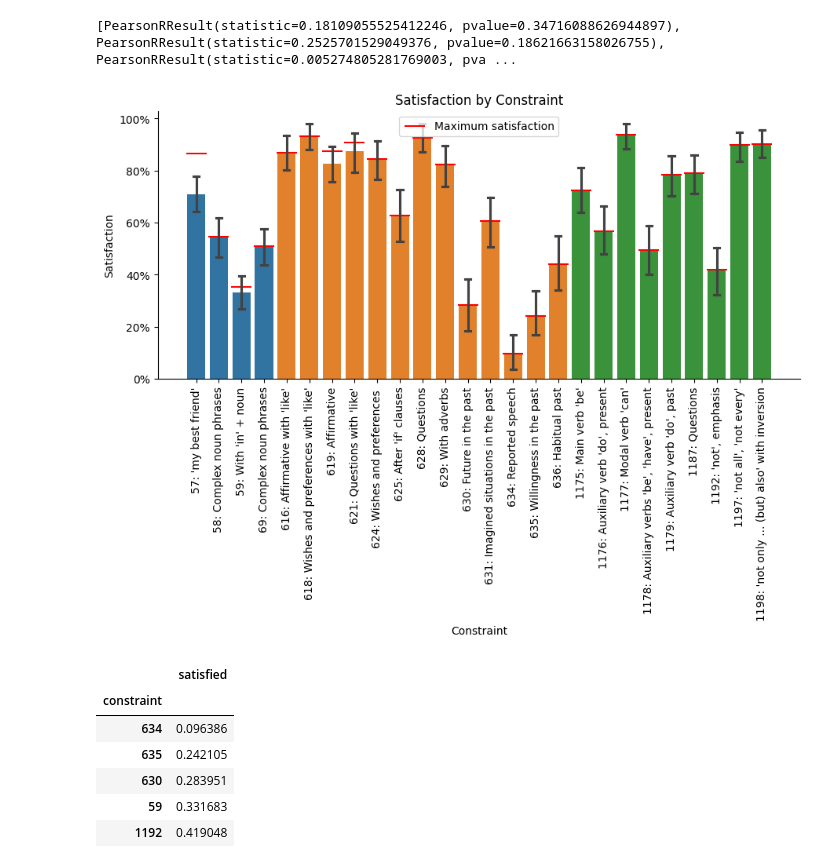
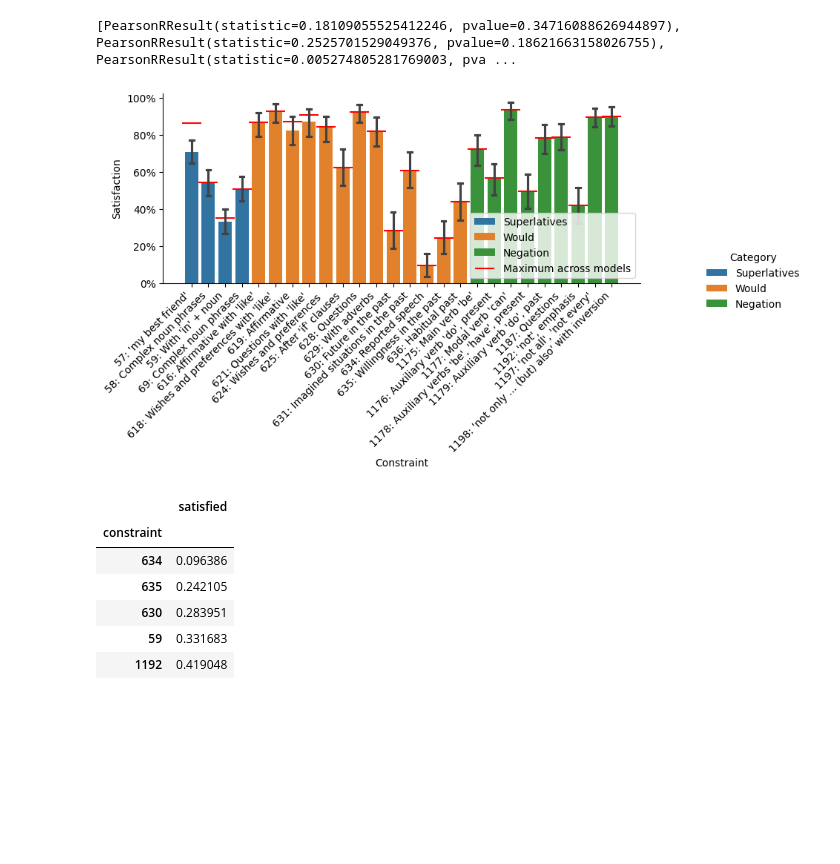
Before and after one commit to shivster2000/grammarctg, a Jupyter notebook: experiments/016_tasks_results.ipynb, the cells around one changed output. Cells and saved outputs as stored; diff of their text form; code cells hidden in the pictures; blank space fills up the shorter version.

```diff
--- a/experiments/016_tasks_results.ipynb
+++ b/experiments/016_tasks_results.ipynb
@@ -175,6 +175,7 @@ plot_sat(res)
 # %% [markdown]
 Pick a random test case and print answers from all models
 # %%
+models = list(res.model.unique())
 case = res.loc[random.randint(0, max(res.index))]
 print("=== DIALOG ===")
 print(format_context(case.iloc[0]['context']))
@@ -403,21 +428,21 @@ def describe(x):
     x.set_text(str(skill['#']) + ": " + skill['guideword'][skill['guideword'].index(':')+2:].capitalize())
     return x
 # %%
-g=sns.catplot(singles, kind="bar", x="constraint", y='satisfied', hue="Category", dodge=False, errorbar="ci", capsize=.25, legend=False)
-g.fig.set_size_inches(10,4)
-g.ax.set_title("Satisfaction by Constraint")
+g=sns.catplot(singles, kind="bar", x="constraint", y='satisfied', hue="Category", dodge=False, errorbar="ci", capsize=.25, legend=True)
+g.fig.set_size_inches(10,3)
+#g.ax.set_title("Satisfaction by Constraint")
 g.ax.set_ylabel("Satisfaction")
 g.ax.set_yticklabels(['{:.0%}'.format(y) for y in g.ax.get_yticks()])
 g.ax.set_xlabel("Constraint")
-g.ax.set_xticklabels([describe(label) for label in g.ax.get_xticklabels()], rotation=90)
+g.ax.set_xticklabels([describe(label) for label in g.ax.get_xticklabels()], rotation=45, ha='right')
 
 ax = g.facet_axis(0, 0)
-ax.scatter(max_satisfaction.index, max_satisfaction['satisfied'], color='red', marker='_', s=350, label="Maximum satisfaction")
+ax.scatter(max_satisfaction.index, max_satisfaction['satisfied'], color='red', marker='_', s=350, label="Maximum across models")
 ax.legend()
 g.savefig("../results/constraint_difficulty.pdf")
 plt.show()
 # %% [output]
-[figure, old version]
+[figure, new version]
 # %%
 singles.groupby("constraint").agg({"satisfied": "mean"}).sort_values("satisfied")
 # %% [output]
```
Also changed, not shown: parts of 12 cells of this notebook, 13 other files.
